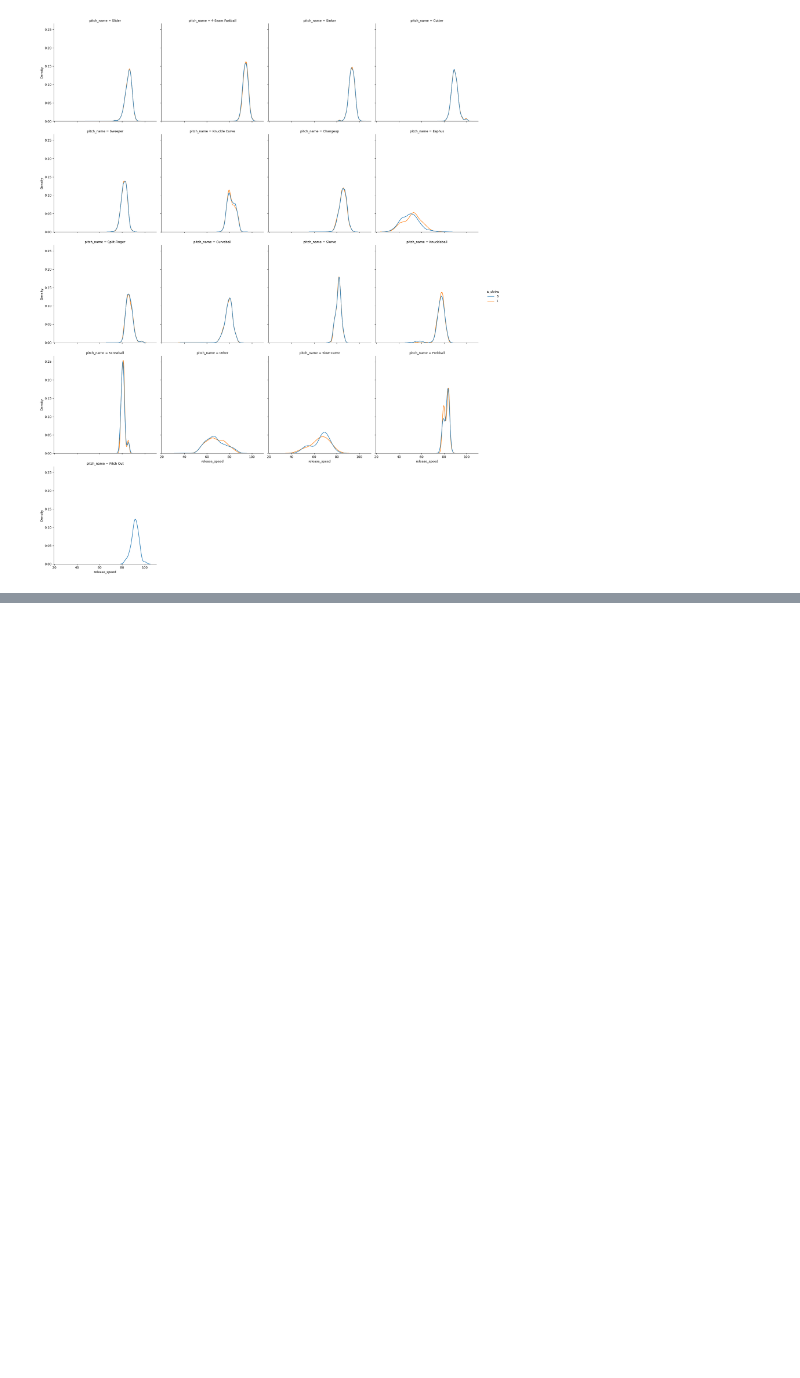
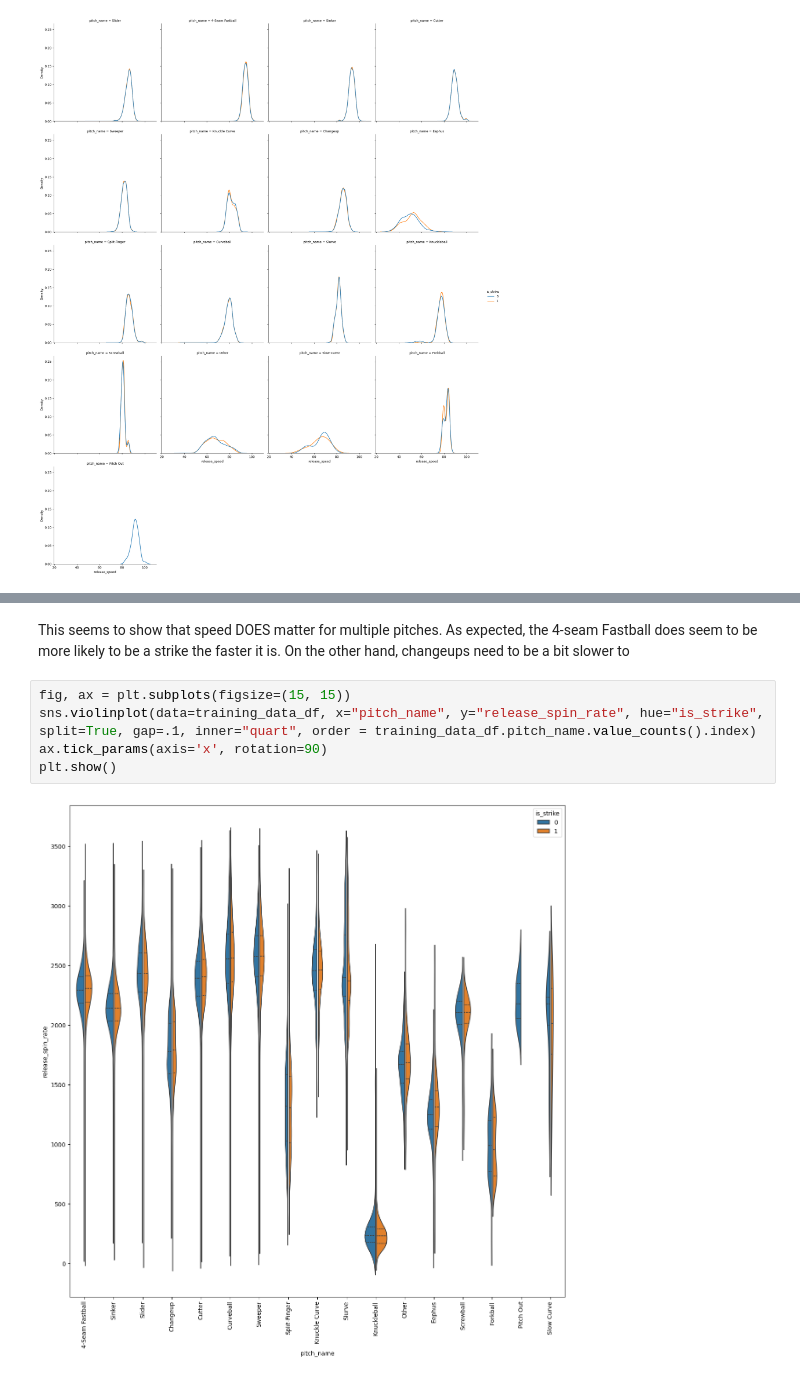
Before and after one commit to OffBayes/Strikeout-Prediction---2024, a Jupyter notebook: Strikeout-EDA.ipynb, the cells around one changed output, grey strips where cells are left out. Cells and saved outputs as stored; diff of their text form; blank space fills up the shorter version.

```diff
--- a/Strikeout-EDA.ipynb
+++ b/Strikeout-EDA.ipynb
@@ -97,0 +176,9 @@ sns.catplot(training_data_df,y = "pitch_name",kind = "bar",col="inning",col_wrap
+# %% [markdown]
+This seems to show that speed DOES matter for multiple pitches. As expected, the 4-seam Fastball does seem to be more likely to be a strike the faster it is. On the other hand, changeups need to be a bit slower to
+# %%
+fig, ax = plt.subplots(figsize=(15, 15))
+sns.violinplot(data=training_data_df, x="pitch_name", y="release_spin_rate", hue="is_strike", split=True, gap=.1, inner="quart", order = training_data_df.pitch_name.value_counts().index)
+ax.tick_params(axis='x', rotation=90)
+plt.show()
+# %% [output]
+[figure, added]
```
Also changed, not shown: parts of 15 cells of this notebook.
